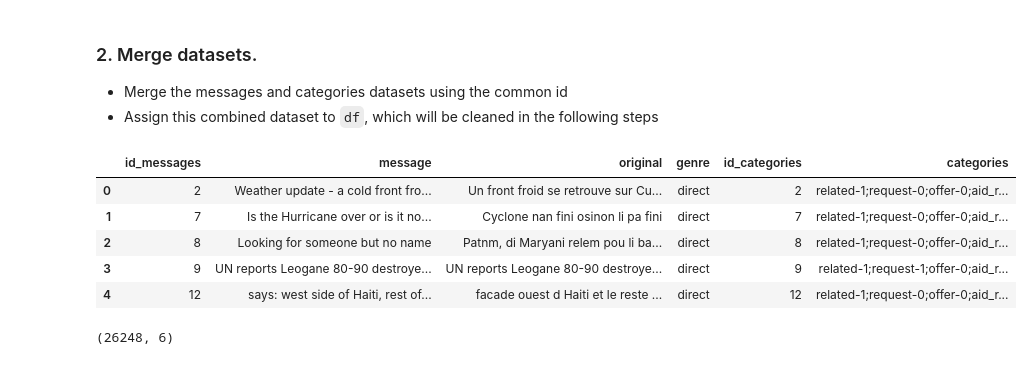
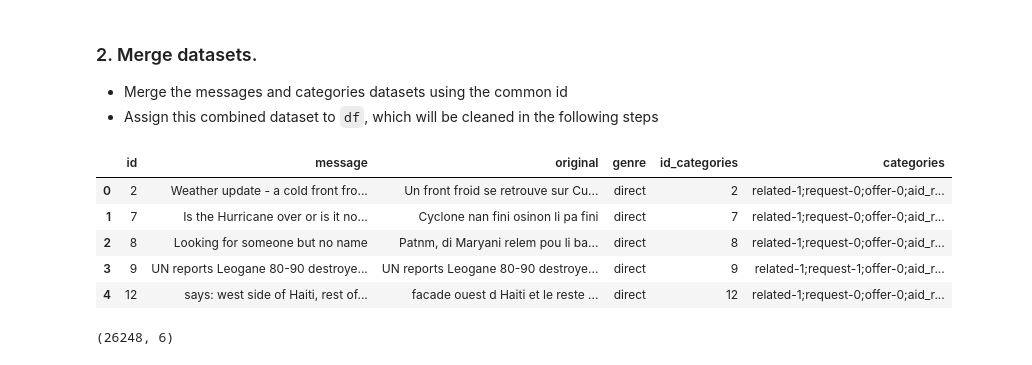
Before and after one commit to keigito/DisasterResponse, a Jupyter notebook: ETL_Pipeline_Preparation.ipynb, the cells around one changed output. Drawn from its saved outputs; the diff is of its cells as text; code cells hidden in the pictures.

```diff
--- a/ETL_Pipeline_Preparation.ipynb
+++ b/ETL_Pipeline_Preparation.ipynb
@@ -38,10 +38,10 @@ categories.head()
 - Assign this combined dataset to `df`, which will be cleaned in the following steps
 # %%
 # merge datasets
-df = messages.join(categories, lsuffix="_messages", rsuffix="_categories")
+df = messages.join(categories, rsuffix="_categories")
 df.head()
 # %% [output]
-|  | id_messages | message | original | genre | id_categories | categories |
+|  | id | message | original | genre | id_categories | categories |
 | 0 | 2 | Weather update - a cold front fro... | Un front froid se retrouve sur Cu... | direct | 2 | related-1;request-0;offer-0;aid_r... |
 | 1 | 7 | Is the Hurricane over or is it no... | Cyclone nan fini osinon li pa fini | direct | 7 | related-1;request-0;offer-0;aid_r... |
 | 2 | 8 | Looking for someone but no name | Patnm, di Maryani relem pou li ba... | direct | 8 | related-1;request-0;offer-0;aid_r... |
```
Also changed, not shown: parts of 13 cells of this notebook.
